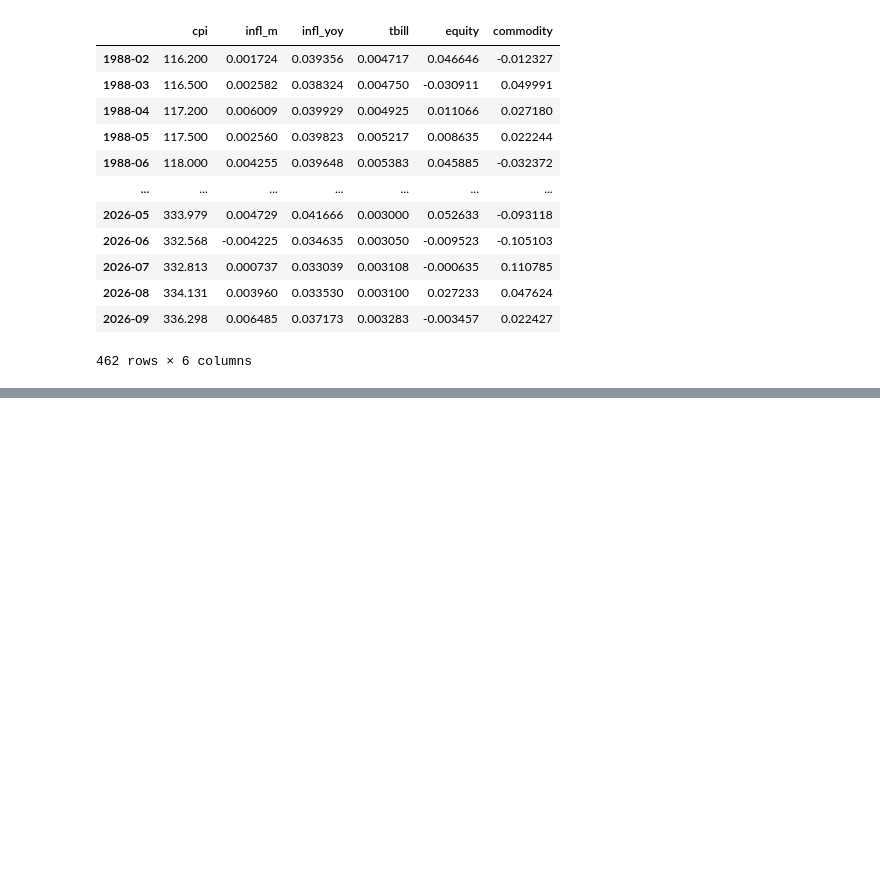
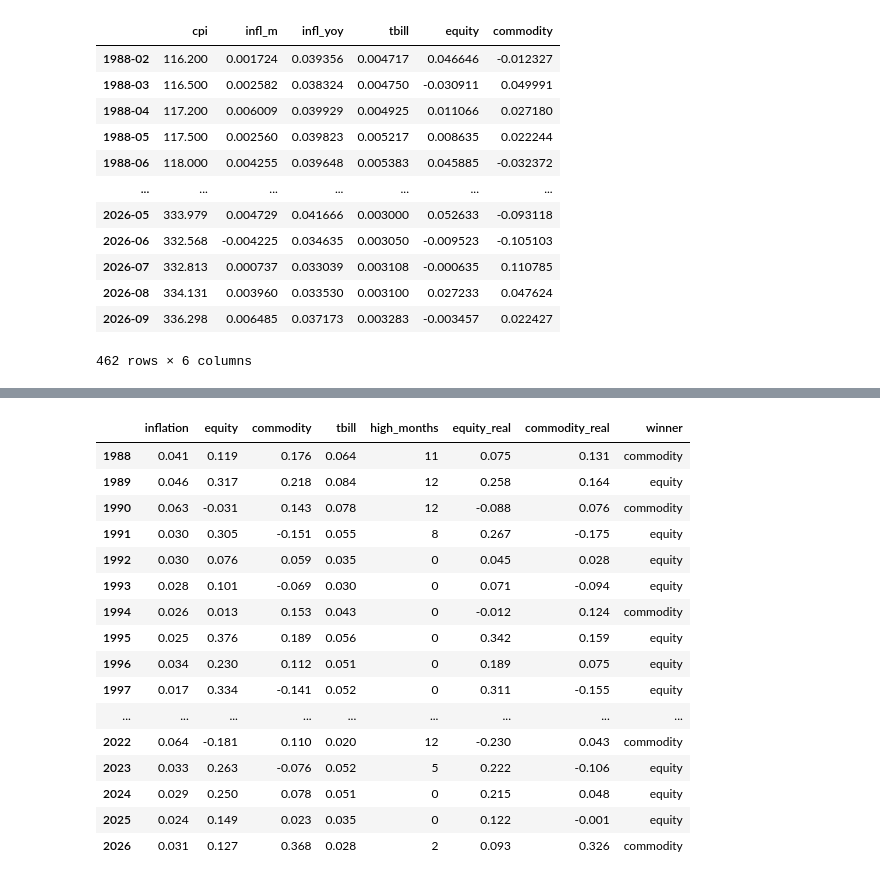
Before and after one commit to 2mrkhomenko/AAIS-HT, a Jupyter notebook: Lesson 4 project/task5.ipynb, the cells around one changed output, grey strips where cells are left out. Saved outputs shown, nothing was run; the diff lists cells and outputs as text; code cells hidden in the pictures; blank space fills up the shorter version.

```diff
--- a/Lesson 4 project/task5.ipynb
+++ b/Lesson 4 project/task5.ipynb
@@ -100,3 +52,18 @@ df
 | 2026-08 | 334.131 | 0.003960 | 0.033530 | 0.003100 | 0.027233 | 0.047624 |
 | 2026-09 | 336.298 | 0.006485 | 0.037173 | 0.003283 | -0.003457 | 0.022427 |
 462 rows × 6 columns
+# %%
+
+for a in ["equity", "commodity"]:
+    df[a + "_real"] = (1 + df[a]) / (1 + df["infl_m"]) - 1
+
+
+df["high_q"] = df["infl_yoy"] >= df["infl_yoy"].quantile(0.8)
+
+regime = "high_q"
+df["state"] = df[regime].map({True: "high", False: "normal"})
+
+
+cmp = df.groupby("state")[["equity_real", "commodity_real"]].mean() * 12
+cmp["n_months"] = df["state"].value_counts()
+cmp
@@ -102,0 +124,34 @@ df
+# %%
+yr = df.index.year
+
+annual = pd.DataFrame({
+    "inflation": (1 + df["infl_m"]).groupby(yr).prod() - 1,
+    "equity": (1 + df["equity"]).groupby(yr).prod() - 1,
+    "commodity": (1 + df["commodity"]).groupby(yr).prod() - 1,
+    "tbill": (1 + df["tbill"]).groupby(yr).prod() - 1,
+    "high_months": (df["state"] == "high").groupby(yr).sum()
+})
+
+annual["equity_real"] = (1 + annual["equity"]) / (1 + annual["inflation"]) - 1
+annual["commodity_real"] = (1 + annual["commodity"]) / (1 + annual["inflation"]) - 1
+annual["winner"] = np.where(annual["commodity_real"] > annual["equity_real"], "commodity", "equity")
+
+annual.round(3)
+# %% [output]
+|  | inflation | equity | commodity | tbill | high_months | equity_real | commodity_real | winner |
+| 1988 | 0.041 | 0.119 | 0.176 | 0.064 | 11 | 0.075 | 0.131 | commodity |
+| 1989 | 0.046 | 0.317 | 0.218 | 0.084 | 12 | 0.258 | 0.164 | equity |
+| 1990 | 0.063 | -0.031 | 0.143 | 0.078 | 12 | -0.088 | 0.076 | commodity |
+| 1991 | 0.030 | 0.305 | -0.151 | 0.055 | 8 | 0.267 | -0.175 | equity |
+| 1992 | 0.030 | 0.076 | 0.059 | 0.035 | 0 | 0.045 | 0.028 | equity |
+| 1993 | 0.028 | 0.101 | -0.069 | 0.030 | 0 | 0.071 | -0.094 | equity |
+| 1994 | 0.026 | 0.013 | 0.153 | 0.043 | 0 | -0.012 | 0.124 | commodity |
+| 1995 | 0.025 | 0.376 | 0.189 | 0.056 | 0 | 0.342 | 0.159 | equity |
+| 1996 | 0.034 | 0.230 | 0.112 | 0.051 | 0 | 0.189 | 0.075 | equity |
+| 1997 | 0.017 | 0.334 | -0.141 | 0.052 | 0 | 0.311 | -0.155 | equity |
+| ... | ... | ... | ... | ... | ... | ... | ... | ... |
+| 2022 | 0.064 | -0.181 | 0.110 | 0.020 | 12 | -0.230 | 0.043 | commodity |
+| 2023 | 0.033 | 0.263 | -0.076 | 0.052 | 5 | 0.222 | -0.106 | equity |
+| 2024 | 0.029 | 0.250 | 0.078 | 0.051 | 0 | 0.215 | 0.048 | equity |
+| 2025 | 0.024 | 0.149 | 0.023 | 0.035 | 0 | 0.122 | -0.001 | equity |
+| 2026 | 0.031 | 0.127 | 0.368 | 0.028 | 2 | 0.093 | 0.326 | commodity |
```
Also changed, not shown: parts of 8 cells of this notebook.
